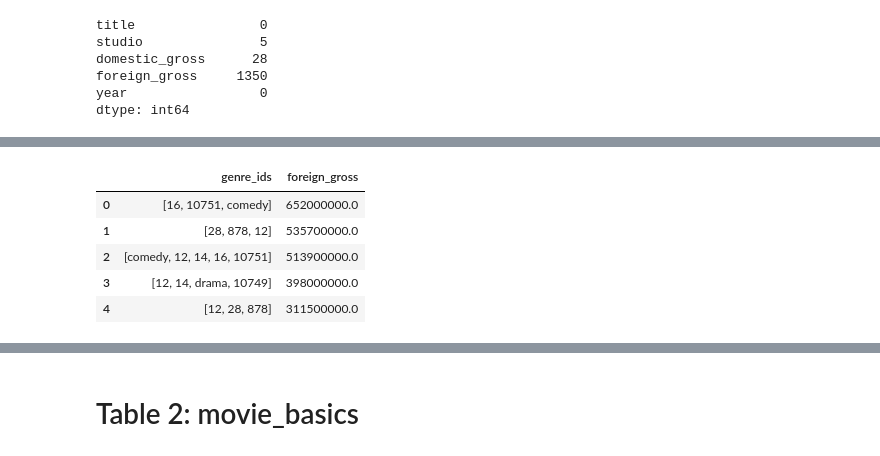
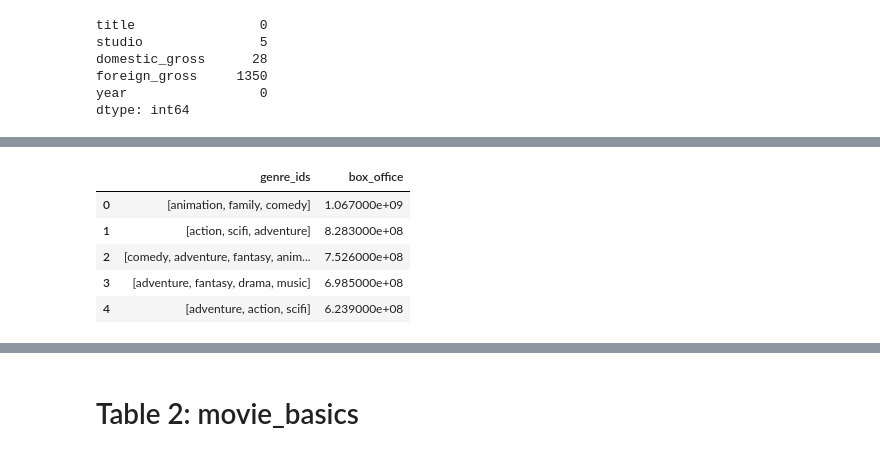
Before and after one commit to sarah10001/Project-1, a Jupyter notebook: Project-1.ipynb, the cells around one changed output, grey strips where cells are left out. Drawn from its saved outputs; the diff is of its cells as text; code cells hidden in the pictures.

Commit message:
update box office as domestic_ggross + foreign_gross

```diff
--- a/Project-1.ipynb
+++ b/Project-1.ipynb
@@ -119,3 +124,12 @@ domestic_gross      28
 foreign_gross     1350
 year                 0
 dtype: int64
+# %%
+df1['domestic_gross'] = pd.to_numeric(df1['domestic_gross'], errors='coerce')
+df1['foreign_gross'] = pd.to_numeric(df1['foreign_gross'], errors='coerce')
+
+# Summing 'domestic_gross' and 'foreign_gross' to create a new column 'box_office'
+df1['box_office'] = df1['domestic_gross'] + df1['foreign_gross']
+
+# Display the updated DataFrame
+print(df1)
@@ -181,29 +171,43 @@ Name: foreign_gross, dtype: float64
 # %%
-
+# Repalcing genre_ids with genre name for easier interpretaion
+# Values to replace genre_ids with name is derived from 'https://www.themoviedb.org/talk/5daf6eb0ae36680011d7e6ee'
 replacement_dict = {
-    '28, 12, 878': 'action adventure scifi',
-    '28, 12, 14': 'action adventure fantasy',
+    '28': 'action',
+    '12': 'adventure',
+    '878': 'scifi',
+    '14': 'fantasy',
     '35': 'comedy',
-    '28, 12, 14, 878': 'action adventure fantasy scifi',
-    '18': 'drama'
+    '18': 'drama',
+    '16': 'animation',
+    '80': 'crime',
+    '99': 'documentary',
+    '10751': 'family',
+    '36': 'history',
+    '27': 'horror',
+    '10749': 'music',
+    '9648': 'mystery',
+    '10770': 'TV movie',
+    '53': 'thriller',
+    '10752': 'war',
+    '37': 'western'
 }
 for old_value, new_value in replacement_dict.items():
     merged_df['genre_ids'] = merged_df['genre_ids'].replace(old_value, new_value, regex=True)
 
-merged_df['foreign_gross'] = pd.to_numeric(merged_df['foreign_gross'], errors='coerce')
-merged_df = merged_df.dropna(subset=['foreign_gross'])
+merged_df['box_office'] = pd.to_numeric(merged_df['box_office'], errors='coerce')
+merged_df = merged_df.dropna(subset=['box_office'])
 
-genre_gross_sum = merged_df.groupby('genre_ids')['foreign_gross'].sum()
+genre_gross_sum = merged_df.groupby('genre_ids')['box_office'].sum()
 
 sorted_genres = genre_gross_sum.sort_values(ascending=False)
 top_genres = sorted_genres.head(10)
 top_genres
 
-merged_df[['genre_ids', 'foreign_gross']].head()
+merged_df[['genre_ids', 'box_office']].head()
 # %% [output]
-|  | genre_ids | foreign_gross |
-| 0 | [16, 10751, comedy] | 652000000.0 |
-| 1 | [28, 878, 12] | 535700000.0 |
-| 2 | [comedy, 12, 14, 16, 10751] | 513900000.0 |
-| 3 | [12, 14, drama, 10749] | 398000000.0 |
-| 4 | [12, 28, 878] | 311500000.0 |
+|  | genre_ids | box_office |
+| 0 | [animation, family, comedy] | 1.067000e+09 |
+| 1 | [action, scifi, adventure] | 8.283000e+08 |
+| 2 | [comedy, adventure, fantasy, anim... | 7.526000e+08 |
+| 3 | [adventure, fantasy, drama, music] | 6.985000e+08 |
+| 4 | [adventure, action, scifi] | 6.239000e+08 |
```
Also changed, not shown: parts of 11 cells of this notebook.
